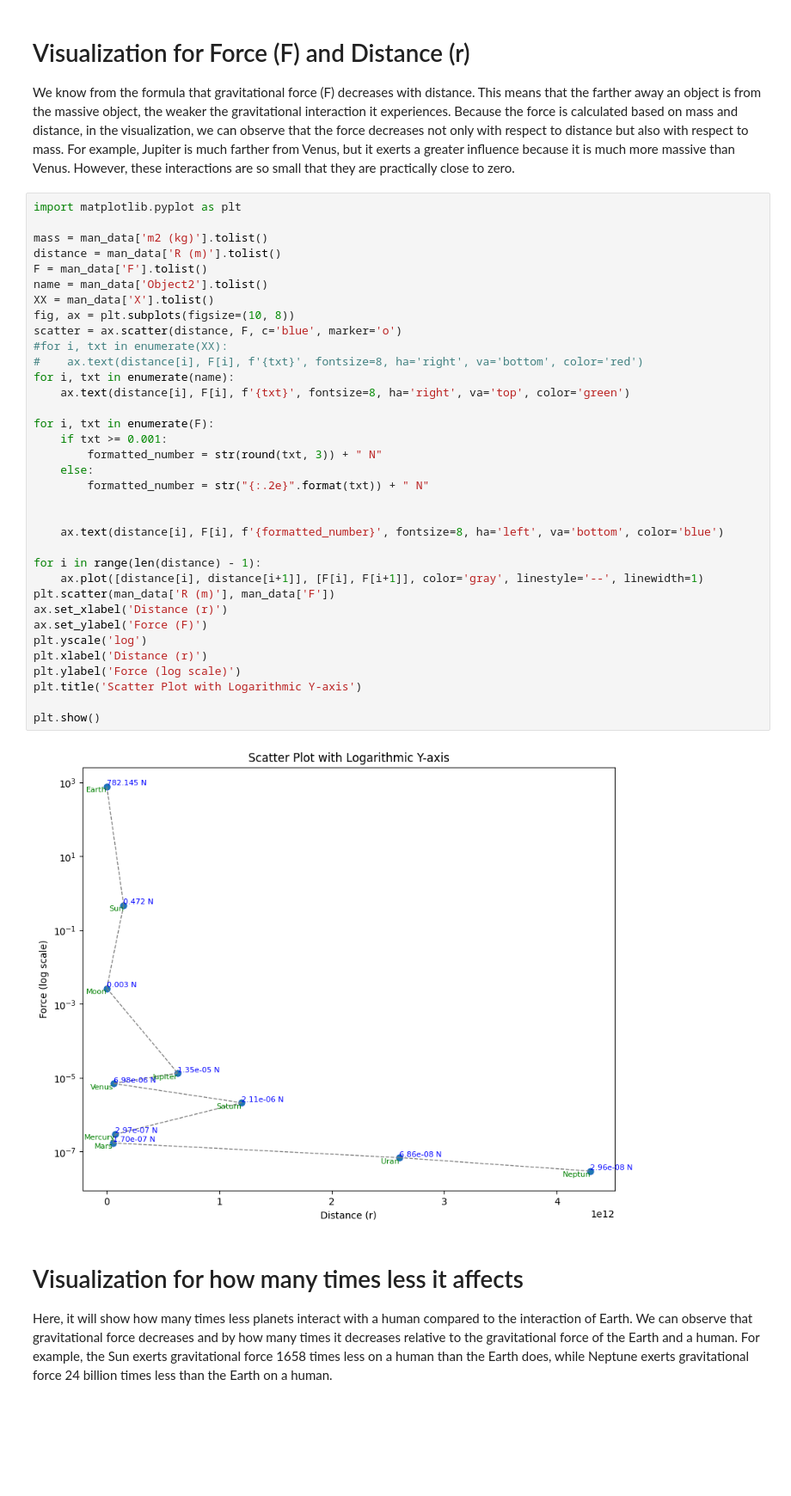
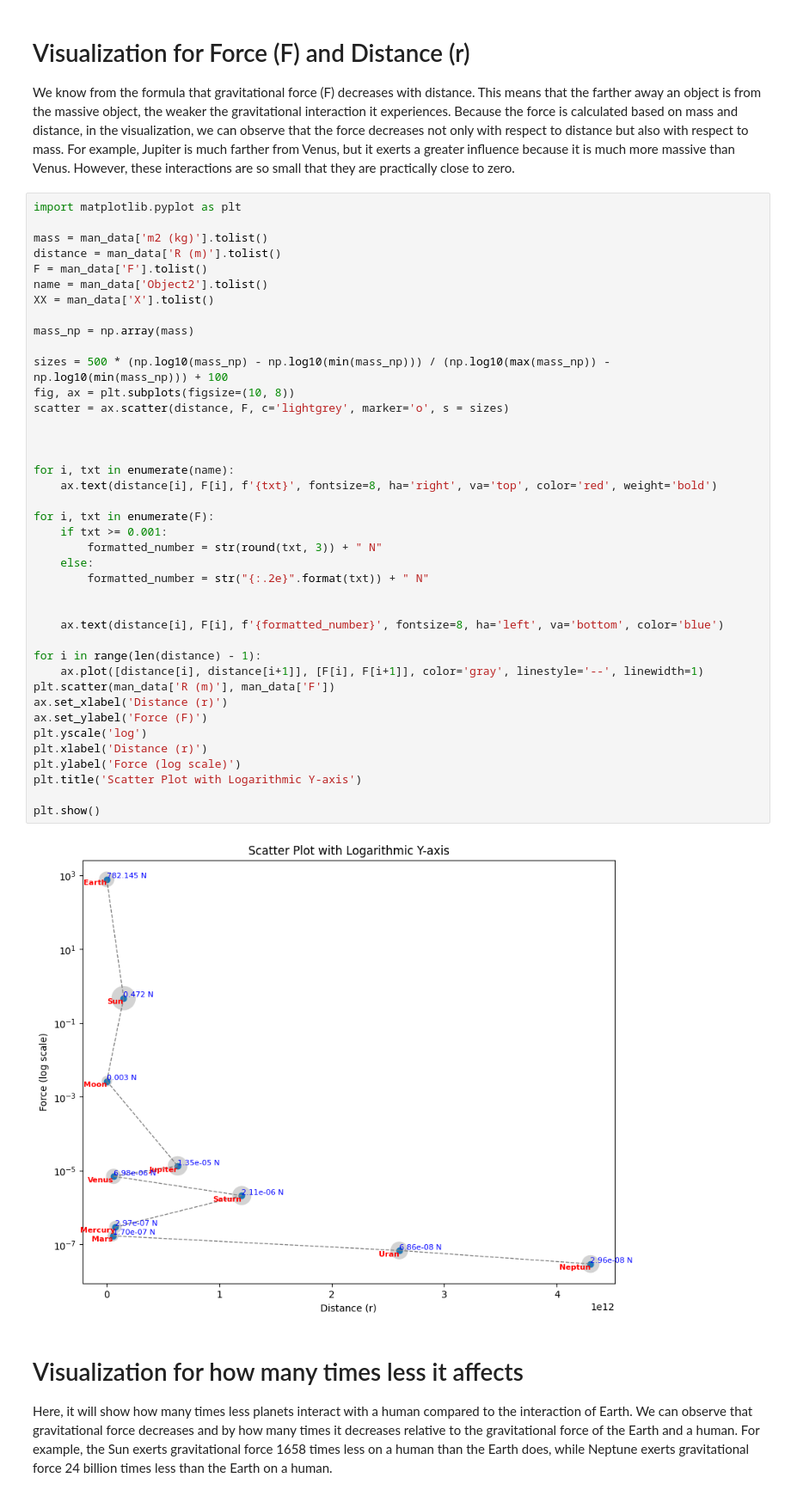
Before and after one commit to Polonez1/Solar-system-influence, a Jupyter notebook: project.ipynb, the cells around one changed output. Shown at 86% size. Saved outputs shown, nothing was run; the diff lists cells and outputs as text; blank space fills up the shorter version.

```diff
--- a/project.ipynb
+++ b/project.ipynb
@@ -60,38 +60,43 @@ import matplotlib.pyplot as plt
 
 mass = man_data['m2 (kg)'].tolist()
 distance = man_data['R (m)'].tolist()
 F = man_data['F'].tolist()
 name = man_data['Object2'].tolist()
 XX = man_data['X'].tolist()
+
+mass_np = np.array(mass)
+
+sizes = 500 * (np.log10(mass_np) - np.log10(min(mass_np))) / (np.log10(max(mass_np)) - np.log10(min(mass_np))) + 100
 fig, ax = plt.subplots(figsize=(10, 8))
-scatter = ax.scatter(distance, F, c='blue', marker='o')
-#for i, txt in enumerate(XX):
-#    ax.text(distance[i], F[i], f'{txt}', fontsize=8, ha='right', va='bottom', color='red')
+scatter = ax.scatter(distance, F, c='lightgrey', marker='o', s = sizes)
+
+
+
 for i, txt in enumerate(name):
-    ax.text(distance[i], F[i], f'{txt}', fontsize=8, ha='right', va='top', color='green')
+    ax.text(distance[i], F[i], f'{txt}', fontsize=8, ha='right', va='top', color='red', weight='bold')
 
 for i, txt in enumerate(F):
     if txt >= 0.001:
         formatted_number = str(round(txt, 3)) + " N"
     else:
         formatted_number = str("{:.2e}".format(txt)) + " N"
 
 
     ax.text(distance[i], F[i], f'{formatted_number}', fontsize=8, ha='left', va='bottom', color='blue')
 
 for i in range(len(distance) - 1):
     ax.plot([distance[i], distance[i+1]], [F[i], F[i+1]], color='gray', linestyle='--', linewidth=1)
 plt.scatter(man_data['R (m)'], man_data['F'])
 ax.set_xlabel('Distance (r)')
 ax.set_ylabel('Force (F)')
 plt.yscale('log')
 plt.xlabel('Distance (r)')
 plt.ylabel('Force (log scale)')
 plt.title('Scatter Plot with Logarithmic Y-axis')
 
 plt.show()
 # %% [output]
-[figure, old version]
+[figure, new version]
 # %% [markdown]
 # Visualization for how many times less it affects
 
```
Also changed, not shown: 3 other files.
